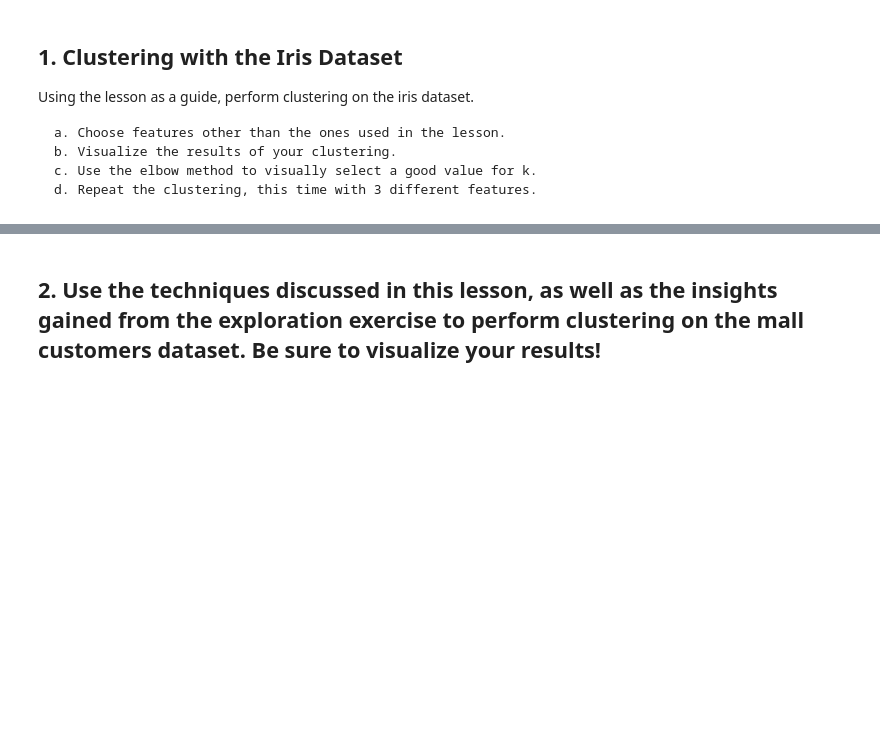
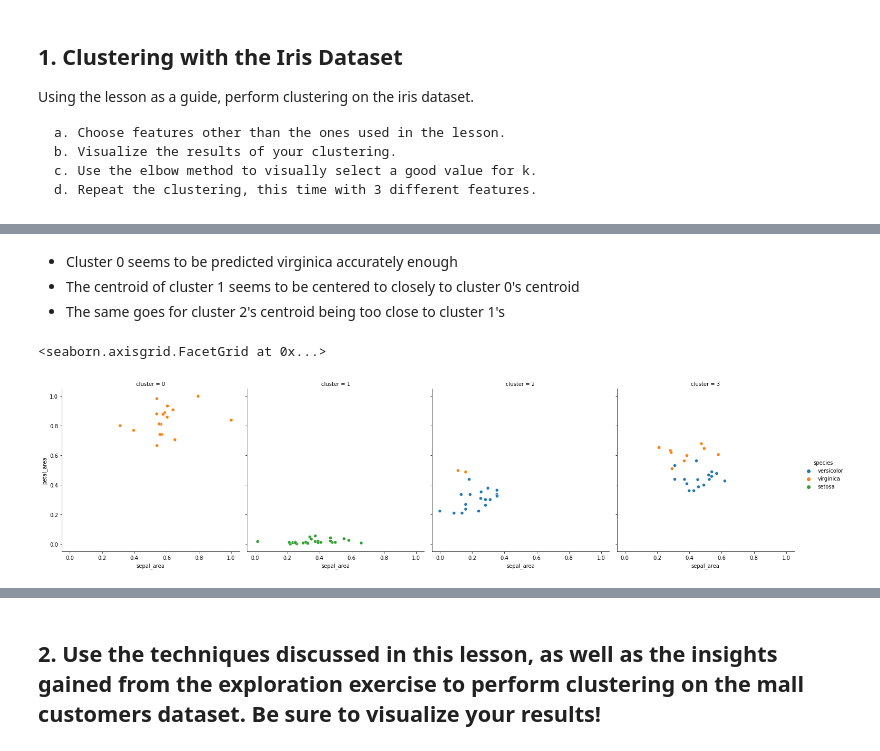
Before and after one commit to Jason-Tellez/clustering-exercises, a Jupyter notebook: modeling_exercises.ipynb, the cells around one changed output, grey strips where cells are left out. Cells and saved outputs as stored; diff of their text form; code cells hidden in the pictures; blank space fills up the shorter version.

```diff
--- a/modeling_exercises.ipynb
+++ b/modeling_exercises.ipynb
@@ -24,0 +106,15 @@ df.head()
+# %% [markdown]
+- Cluster 0 seems to be predicted virginica accurately enough
+- The centroid of cluster 1 seems to be centered to closely to cluster 0's centroid
+- The same goes for cluster 2's centroid being too close to cluster 1's
+# %%
+# Fit K-Means (just on train, again!)
+X = train_mm[["sepal_area", "petal_area"]]
+kmeans = KMeans(n_clusters=4)
+kmeans.fit(X)
+
+train_mm['cluster'] = kmeans.predict(X)
+sns.relplot(x="sepal_area", y="petal_area", hue="species", col="cluster", data=train_mm)
+# %% [output]
+<seaborn.axisgrid.FacetGrid at 0x...>
+[figure, added]
```
Also changed, not shown: parts of 28 cells of this notebook.
